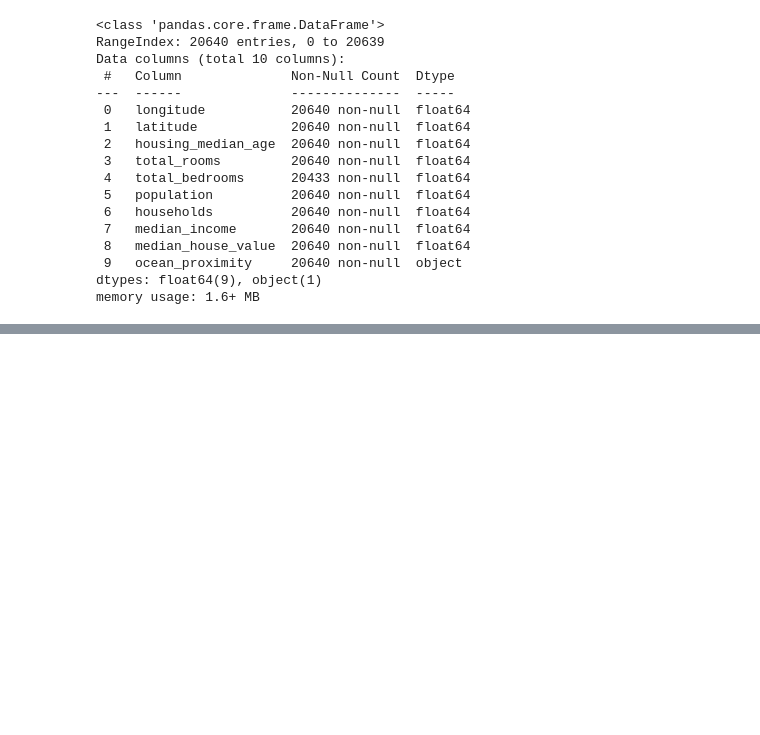
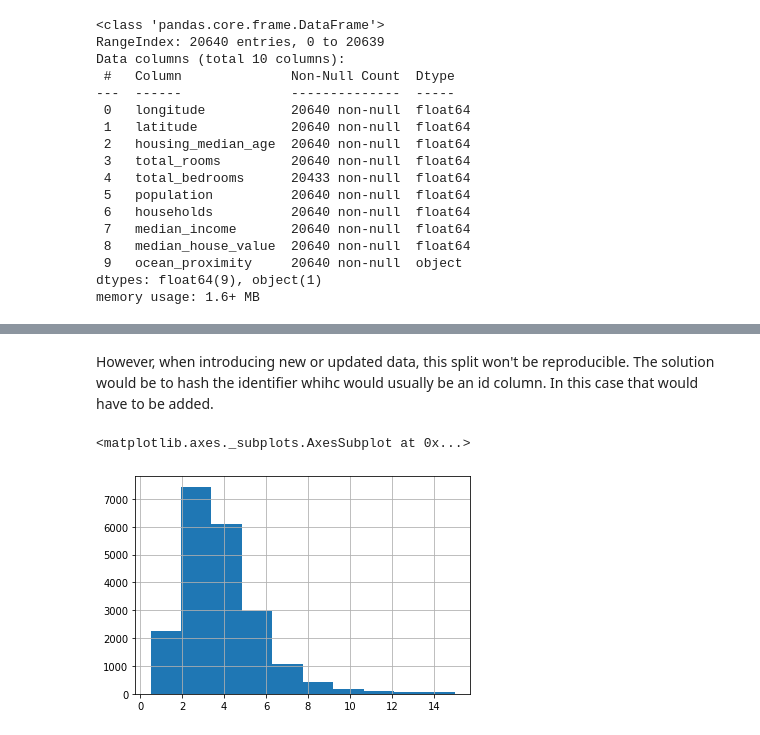
Before and after one commit to DoanCV/HoML-CaliforniaHousingPrice, a Jupyter notebook: chapter2.ipynb, the cells around one changed output, grey strips where cells are left out. Cells and saved outputs as stored; diff of their text form; code cells hidden in the pictures; blank space fills up the shorter version.

```diff
--- a/chapter2.ipynb
+++ b/chapter2.ipynb
@@ -104,0 +130,7 @@ housing.describe()
+# %% [markdown]
+However, when introducing new or updated data, this split won't be reproducible. The solution would be to hash the identifier whihc would usually be an id column. In this case that would have to be added.
+# %%
+housing["median_income"].hist()
+# %% [output]
+<matplotlib.axes._subplots.AxesSubplot at 0x...>
+[figure, added]
```
Also changed, not shown: parts of 37 cells of this notebook.
